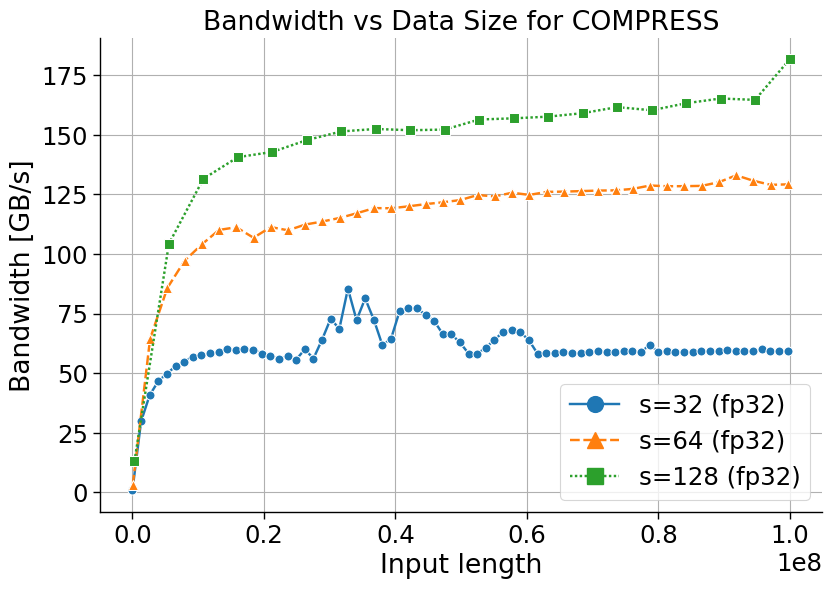
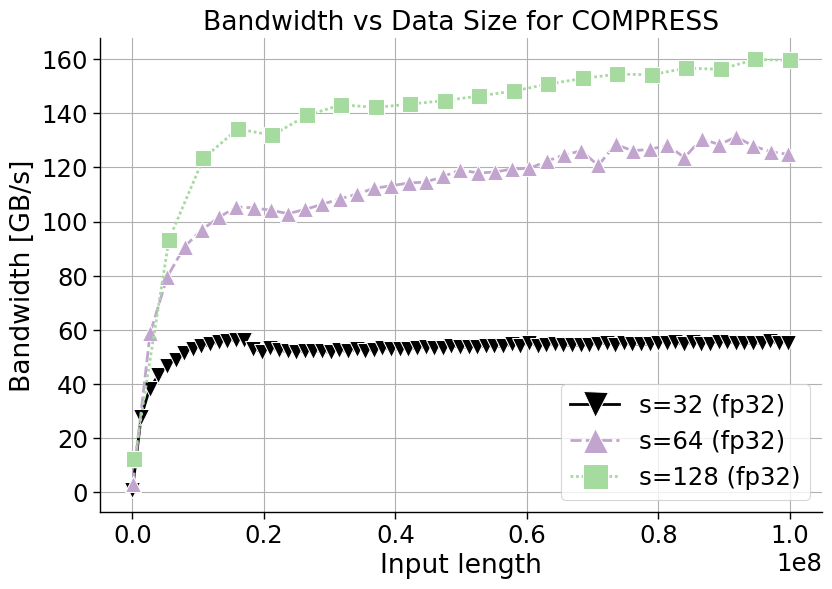
The change to this notebook cell's code, shown as a diff; its figure went from the first image to the second:
--- before
+++ after
@@ -1,3 +1,10 @@
-ax = sns.lineplot(data=df, x='size', y='bw_gbps', **_SNS_PARAMS)
+palette = [### Colorbrewer colors
+"black",
+"#c2a5cf",
+"#a6dba0",
+"#008837",
+"#7b3294",]
+
+ax = sns.lineplot(data=df, x='size', y='bw_gbps', palette=palette, **_SNS_PARAMS)
 
 ax.set_title(f"Bandwidth vs Data Size for COMPRESS")

Commit: Change color palette for Scan notebooks